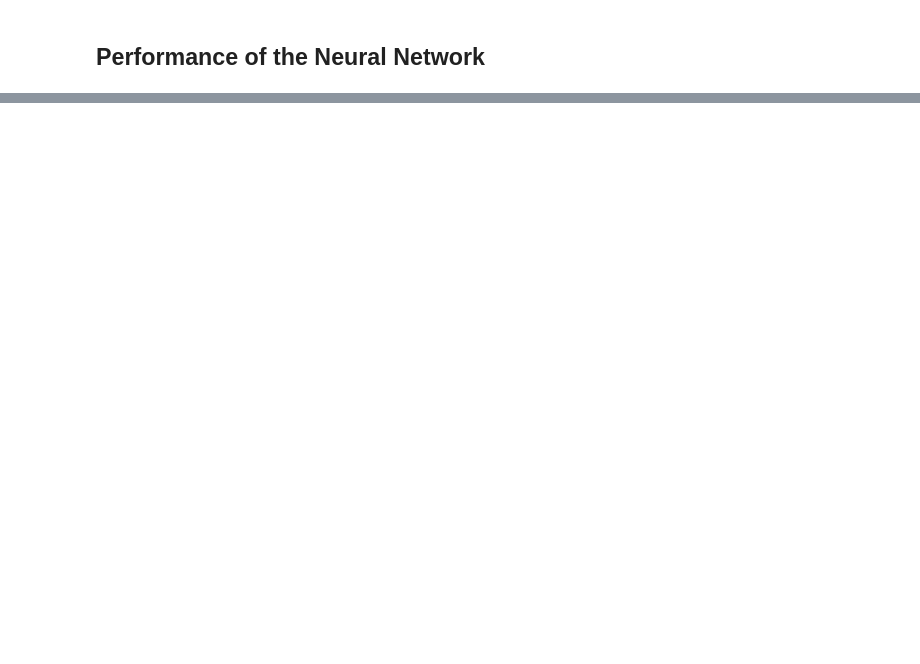
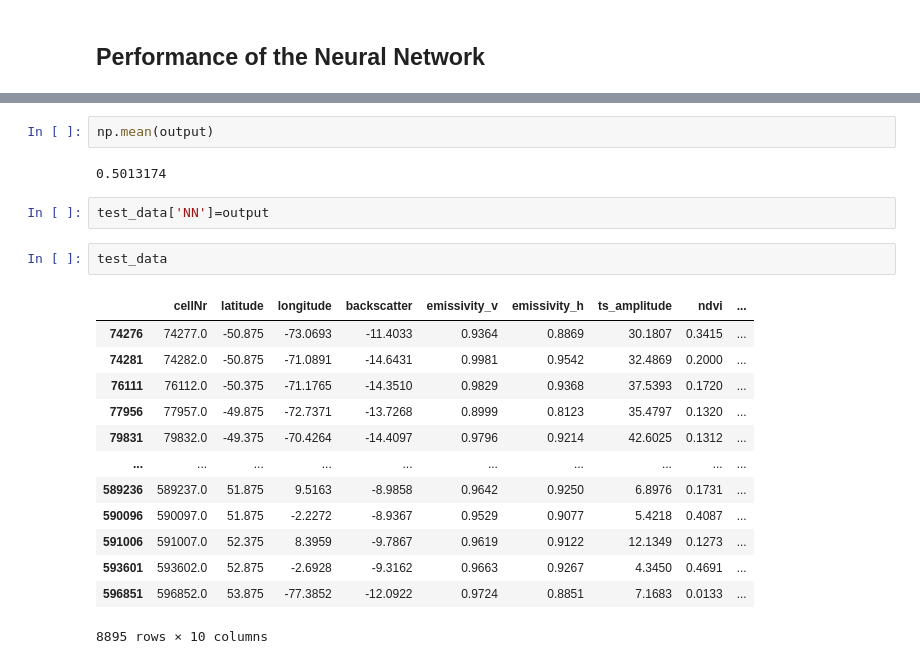
Before and after one commit to Datavizcowboy/PythonDatavizToolbox, a Jupyter notebook: Notebooks/07-Data_Analysis/00_Satellite_Remote_Sensing/04_Neural_Networks.ipynb, the cells around one changed output, grey strips where cells are left out. Cells and saved outputs as stored; diff of their text form; blank space fills up the shorter version.

```diff
--- a/Notebooks/07-Data_Analysis/00_Satellite_Remote_Sensing/04_Neural_Networks.ipynb
+++ b/Notebooks/07-Data_Analysis/00_Satellite_Remote_Sensing/04_Neural_Networks.ipynb
@@ -112,0 +203,22 @@ Epoch [100/100], Loss: 0.0665
+# %%
+np.mean(output)
+# %% [output]
+0.5013174
+# %%
+test_data['NN']=output
+# %%
+test_data
+# %% [output]
+|  | cellNr | latitude | longitude | backscatter | emissivity_v | emissivity_h | ts_amplitude | ndvi | ... |
+| 74276 | 74277.0 | -50.875 | -73.0693 | -11.4033 | 0.9364 | 0.8869 | 30.1807 | 0.3415 | ... |
+| 74281 | 74282.0 | -50.875 | -71.0891 | -14.6431 | 0.9981 | 0.9542 | 32.4869 | 0.2000 | ... |
+| 76111 | 76112.0 | -50.375 | -71.1765 | -14.3510 | 0.9829 | 0.9368 | 37.5393 | 0.1720 | ... |
+| 77956 | 77957.0 | -49.875 | -72.7371 | -13.7268 | 0.8999 | 0.8123 | 35.4797 | 0.1320 | ... |
+| 79831 | 79832.0 | -49.375 | -70.4264 | -14.4097 | 0.9796 | 0.9214 | 42.6025 | 0.1312 | ... |
+| ... | ... | ... | ... | ... | ... | ... | ... | ... | ... |
+| 589236 | 589237.0 | 51.875 | 9.5163 | -8.9858 | 0.9642 | 0.9250 | 6.8976 | 0.1731 | ... |
+| 590096 | 590097.0 | 51.875 | -2.2272 | -8.9367 | 0.9529 | 0.9077 | 5.4218 | 0.4087 | ... |
+| 591006 | 591007.0 | 52.375 | 8.3959 | -9.7867 | 0.9619 | 0.9122 | 12.1349 | 0.1273 | ... |
+| 593601 | 593602.0 | 52.875 | -2.6928 | -9.3162 | 0.9663 | 0.9267 | 4.3450 | 0.4691 | ... |
+| 596851 | 596852.0 | 53.875 | -77.3852 | -12.0922 | 0.9724 | 0.8851 | 7.1683 | 0.0133 | ... |
+8895 rows × 10 columns
```
Also changed, not shown: parts of 22 cells of this notebook, 2 other files.
